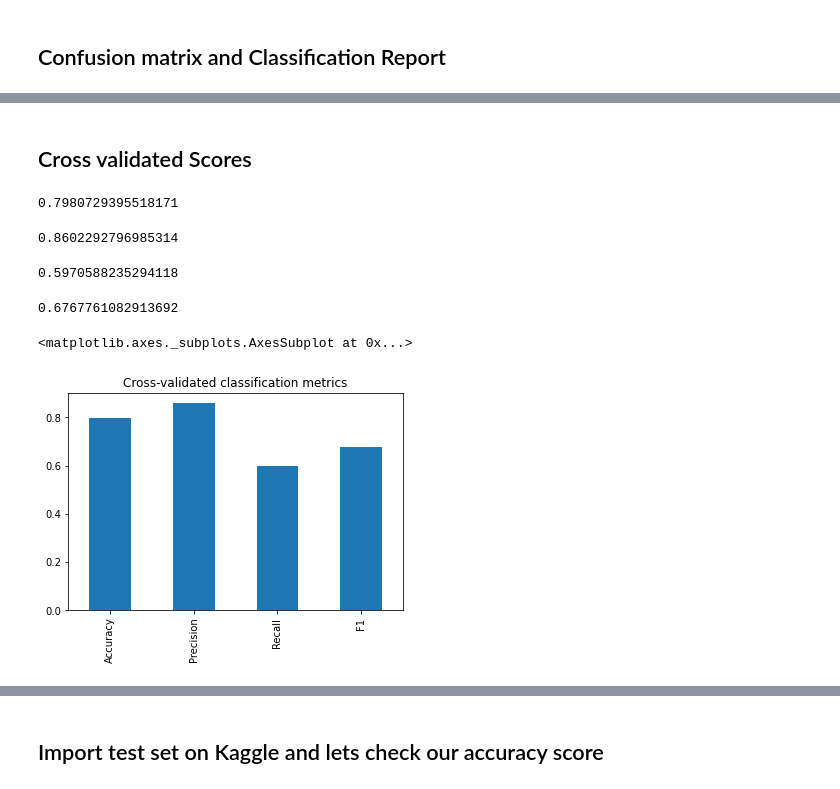
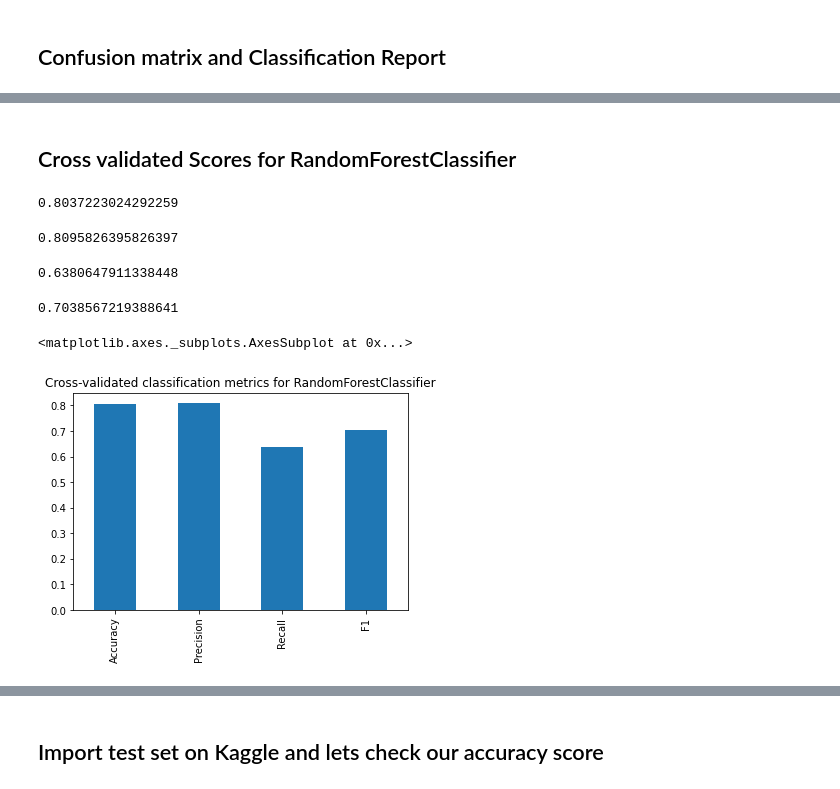
Before and after one commit to adithiya20/Machine_Learning, a Jupyter notebook: Titanic Survivor Project/Titanic Classification Project.ipynb, the cells around one changed output, grey strips where cells are left out. Saved outputs shown, nothing was run; the diff lists cells and outputs as text; code cells hidden in the pictures.

```diff
--- a/Titanic Survivor Project/Titanic Classification Project.ipynb
+++ b/Titanic Survivor Project/Titanic Classification Project.ipynb
@@ -166,7 +182,14 @@ From the correlation matrix you can tell that Pclass and Fare had a strong corre
 I did a correlation and checked if the Cabin number had an impact on Survivability. It did not. Therefore I am going to drop that column from the features.
 # %%
 # Fill in the missing columns
-df_train.Age.fillna(df_train['Age'].mean(), inplace = True)
+mean = df_train["Age"].mean()
+std = df_train["Age"].std()
+# find random numbers between the mean, std and is_null
+for x in df_train.Age.isna():
+    random_age = np.random.randint(mean - std, mean + std)
+    # fill NaN values in Age column with random values generated
+    df_train["Age"].fillna(random_age, inplace=True)
+
 # Filling missing Embarked values with most common value
 df_train["Embarked"] = df_train["Embarked"].fillna(df_train["Embarked"].mode()[0])
 df_train.isna().sum()
@@ -490,5 +597,5 @@ weighted avg       0.82      0.82      0.82       179
 # %% [markdown]
-## Cross validated Scores
+## Cross validated Scores for RandomForestClassifier
 # %%
 #Cross-validated accuracy
 np.random.seed(42)
@@ -496,34 +603,34 @@ cv_accuracy=cross_val_score(best_model,X,y,cv=5,scoring="accuracy")
 cv_acc=np.mean(cv_accuracy)
 cv_acc
 # %% [output]
-0.7980729395518171
+0.8037223024292259
 # %%
 #Cross-validated precision
 cv_prec=np.mean(cross_val_score(best_model,X,y,cv=5,scoring="precision"))
 cv_prec
 # %% [output]
-0.8602292796985314
+0.8095826395826397
 # %%
 #Cross-validated recall
 cv_recall=np.mean(cross_val_score(best_model,X,y,cv=5,scoring="recall"))
 cv_recall
 # %% [output]
-0.5970588235294118
+0.6380647911338448
 # %%
 #Cross-validated f1
 cv_f1=np.mean(cross_val_score(best_model,X,y,cv=5,scoring="f1"))
 cv_f1
 # %% [output]
-0.6767761082913692
+0.7038567219388641
 # %%
 #Lets visualize the metrics
-cv_metrics=pd.DataFrame({"Accuracy": cv_acc,
+cv_metrics_RFC=pd.DataFrame({"Accuracy": cv_acc,
                         "Precision": cv_prec,
                         "Recall": cv_recall,
                         "F1": cv_f1},
                        index=[0])
-cv_metrics.T.plot.bar(title="Cross-validated classification metrics",
+cv_metrics_RFC.T.plot.bar(title="Cross-validated classification metrics for RandomForestClassifier",
                      legend=False)
 # %% [output]
 <matplotlib.axes._subplots.AxesSubplot at 0x...>
-[figure, old version]
+[figure, new version]
```
Also changed, not shown: parts of 39 cells of this notebook.
